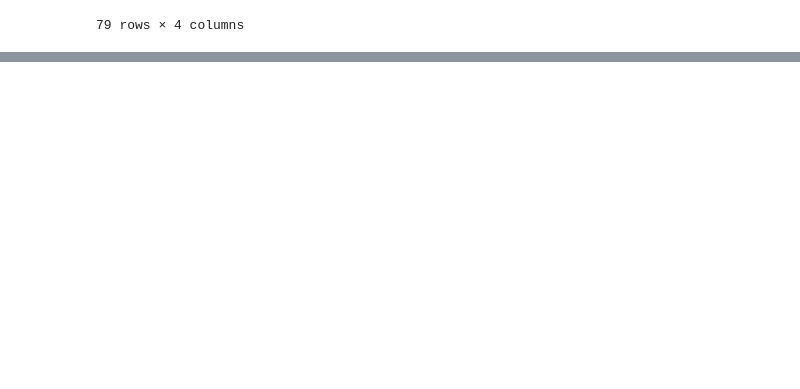
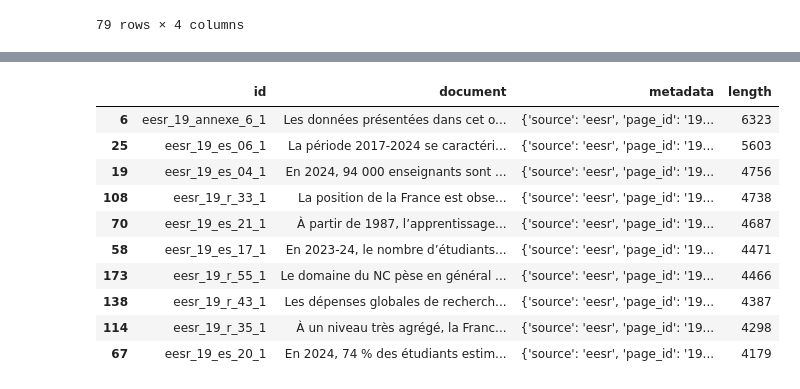
Before and after one commit to dataesr/flash-rag, a Jupyter notebook: notebooks/explore.ipynb, the cells around one changed output, grey strips where cells are left out. Drawn from its saved outputs; the diff is of its cells as text; code cells hidden in the pictures; blank space fills up the shorter version.

```diff
--- a/notebooks/explore.ipynb
+++ b/notebooks/explore.ipynb
@@ -459,0 +447,20 @@ eesr_df[eesr_df["PAGE_ID"] == 2353]["PUBLICATION"].to_dict()
+# %%
+eesr_chunks = pd.read_json("../data/eesr_chunks.jsonl", lines=True)
+ssmesr_chunks = pd.read_json("../data/ssmesr_chunks.jsonl", lines=True)
+# %%
+eesr_chunks["length"] = eesr_chunks["document"].apply(len)
+ssmesr_chunks["length"] = ssmesr_chunks["document"].apply(len)
+# %%
+eesr_chunks.sort_values(by="length", ascending=False).head(10)
+# %% [output]
+|  | id | document | metadata | length |
+| 6 | eesr_19_annexe_6_1 | Les données présentées dans cet o... | {'source': 'eesr', 'page_id': '19... | 6323 |
+| 25 | eesr_19_es_06_1 | La période 2017-2024 se caractéri... | {'source': 'eesr', 'page_id': '19... | 5603 |
+| 19 | eesr_19_es_04_1 | En 2024, 94 000 enseignants sont ... | {'source': 'eesr', 'page_id': '19... | 4756 |
+| 108 | eesr_19_r_33_1 | La position de la France est obse... | {'source': 'eesr', 'page_id': '19... | 4738 |
+| 70 | eesr_19_es_21_1 | À partir de 1987, l’apprentissage... | {'source': 'eesr', 'page_id': '19... | 4687 |
+| 58 | eesr_19_es_17_1 | En 2023-24, le nombre d’étudiants... | {'source': 'eesr', 'page_id': '19... | 4471 |
+| 173 | eesr_19_r_55_1 | Le domaine du NC pèse en général ... | {'source': 'eesr', 'page_id': '19... | 4466 |
+| 138 | eesr_19_r_43_1 | Les dépenses globales de recherch... | {'source': 'eesr', 'page_id': '19... | 4387 |
+| 114 | eesr_19_r_35_1 | À un niveau très agrégé, la Franc... | {'source': 'eesr', 'page_id': '19... | 4298 |
+| 67 | eesr_19_es_20_1 | En 2024, 74 % des étudiants estim... | {'source': 'eesr', 'page_id': '19... | 4179 |
```
Also changed, not shown: parts of 1 cell of this notebook, 7 other files.
